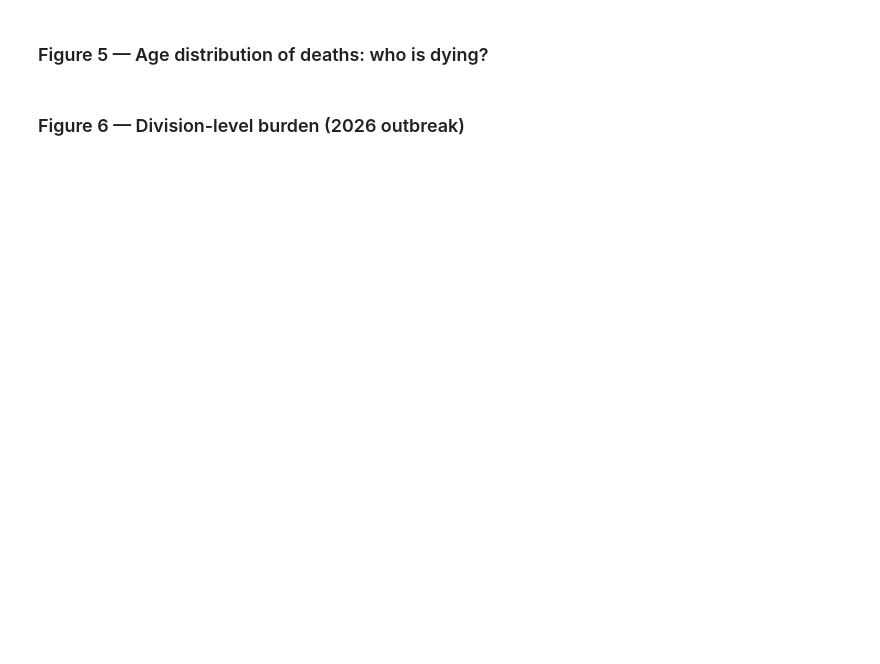
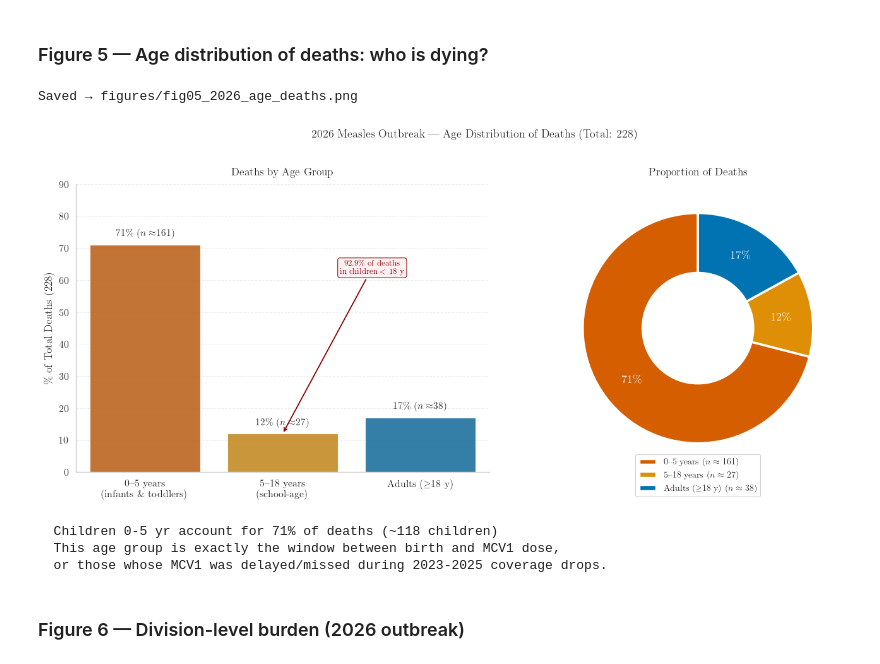
Before and after one commit to awnonbhowmik/Measles-BD, a Jupyter notebook: measles_bangladesh_eda.ipynb, the cells around one changed output. Drawn from its saved outputs; the diff is of its cells as text; code cells hidden in the pictures; blank space fills up the shorter version.

```diff
--- a/measles_bangladesh_eda.ipynb
+++ b/measles_bangladesh_eda.ipynb
@@ -547,7 +629,9 @@ age_groups = [
     r'Adults ($\geq$18 y)'
 ]
 pcts = [71, 12, 17]
-ns   = [int(166*p/100) for p in pcts]
+_total_dth_age = int(summary_dict.get("Total deaths (susp+conf)",
+                    summary_dict.get("Confirmed deaths", 166)))
+ns   = [int(_total_dth_age*p/100) for p in pcts]
 pal_age = [RED, ORNG, BLUE]
 age_df  = pd.DataFrame({'Age group': age_groups, 'Pct': pcts, 'n': ns})
 
@@ -564,35 +648,41 @@ axes[0].annotate(r'92.9\% of deaths' + '\n' + r'in children $<$ 18 y',
                 xy=(1, 12), xytext=(1.65, 62),
                 arrowprops=dict(arrowstyle='->', color='darkred', lw=1.3),
                 color='darkred', fontsize=9, ha='center',
                 bbox=dict(boxstyle='round,pad=0.3', fc='#fff0f0',
                           ec='darkred', alpha=0.9))
 axes[0].set_ylim(0, 90)
-axes[0].set_ylabel(r'\% of Total Deaths (166)')
+axes[0].set_ylabel(fr'\% of Total Deaths ({_total_dth_age})')
 axes[0].set_xlabel('')
 axes[0].set_title(r'Deaths by Age Group', fontweight='bold', pad=10)
 sns.despine(ax=axes[0])
 
 wedges, _, autos = axes[1].pie(
     pcts, colors=pal_age, autopct=r'%1.0f\%%',
     startangle=90, pctdistance=0.73,
     wedgeprops=dict(width=0.52, edgecolor='white', linewidth=2.5))
 for at in autos:
     at.set_fontsize(13); at.set_fontweight('bold'); at.set_color('white')
 axes[1].legend(wedges,
                [g.split(chr(10))[0] + f'  ($n \\approx {n}$)'
                 for g, n in zip(age_groups, ns)],
                loc='lower center', bbox_to_anchor=(0.5,-0.1),
                framealpha=0.9, fontsize=10)
 axes[1].set_title(r'Proportion of Deaths', fontweight='bold', pad=10)
 
-fig.suptitle(r'2026 Measles Outbreak --- Age Distribution of Deaths (Total: 166)',
+fig.suptitle(fr'2026 Measles Outbreak --- Age Distribution of Deaths (Total: {_total_dth_age})',
              fontsize=13, fontweight='bold', y=1.01)
 plt.tight_layout()
 savefig('fig05_2026_age_deaths.png')
 
 print(r'  Children 0-5 yr account for 71% of deaths (~118 children)')
 print(r'  This age group is exactly the window between birth and MCV1 dose,')
 print(r'  or those whose MCV1 was delayed/missed during 2023-2025 coverage drops.')
+# %% [output]
+Saved → figures/fig05_2026_age_deaths.png
+[figure, added]
+  Children 0-5 yr account for 71% of deaths (~118 children)
+  This age group is exactly the window between birth and MCV1 dose,
+  or those whose MCV1 was delayed/missed during 2023-2025 coverage drops.
 # %% [markdown]
 ### Figure 6 — Division-level burden (2026 outbreak)
 # %%
```
Also changed, not shown: parts of 25 cells of this notebook, 43 other files.
